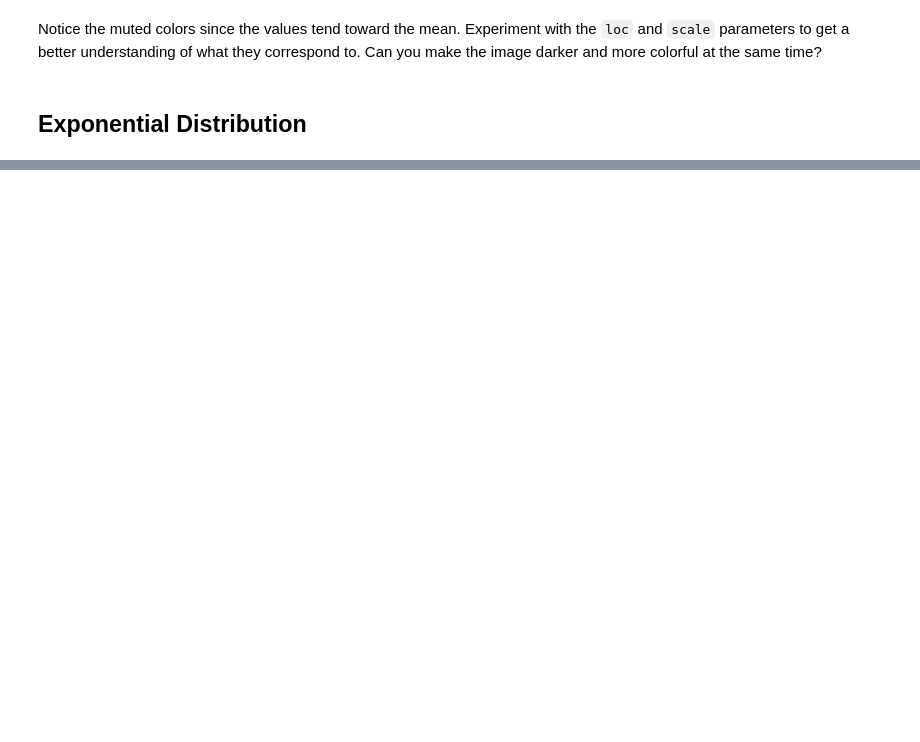
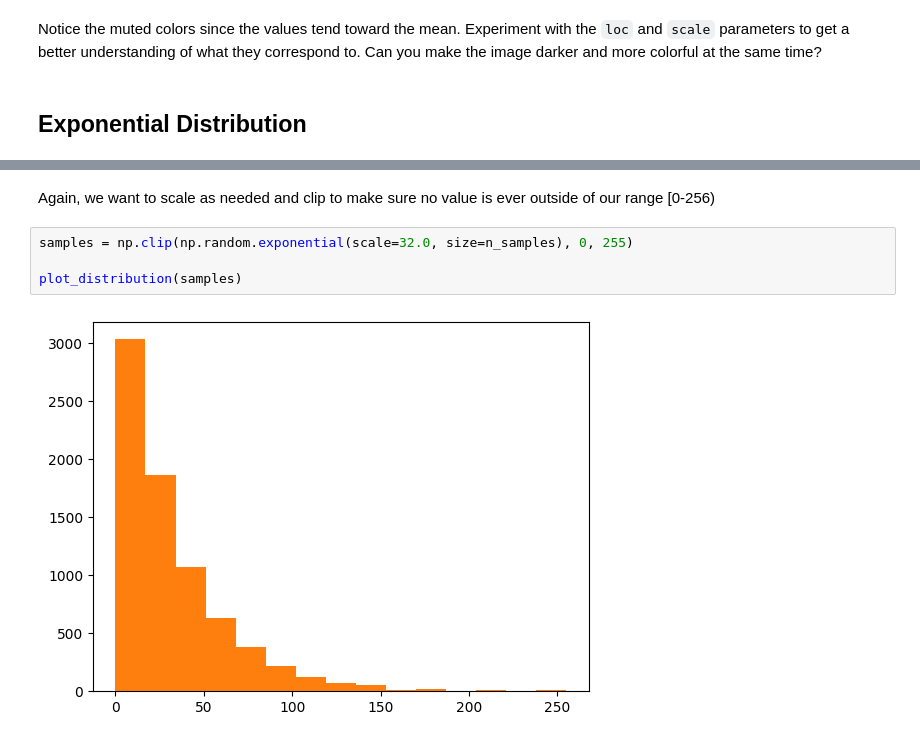
Before and after one commit to wall-e785/Week2-Randomness-and-Chaos, a Jupyter notebook: colors_arranged_by_chance.ipynb, the cells around one changed output, grey strips where cells are left out. Cells and saved outputs as stored; diff of their text form; blank space fills up the shorter version.

```diff
--- a/colors_arranged_by_chance.ipynb
+++ b/colors_arranged_by_chance.ipynb
@@ -160,0 +153,8 @@ Notice the muted colors since the values tend toward the mean. Experiment with t
+# %% [markdown]
+Again, we want to scale as needed and clip to make sure no value is ever outside of our range [0-256)
+# %%
+samples = np.clip(np.random.exponential(scale=32.0, size=n_samples), 0, 255)
+
+plot_distribution(samples)
+# %% [output]
+[figure, added]
```
Also changed, not shown: parts of 19 cells of this notebook.
